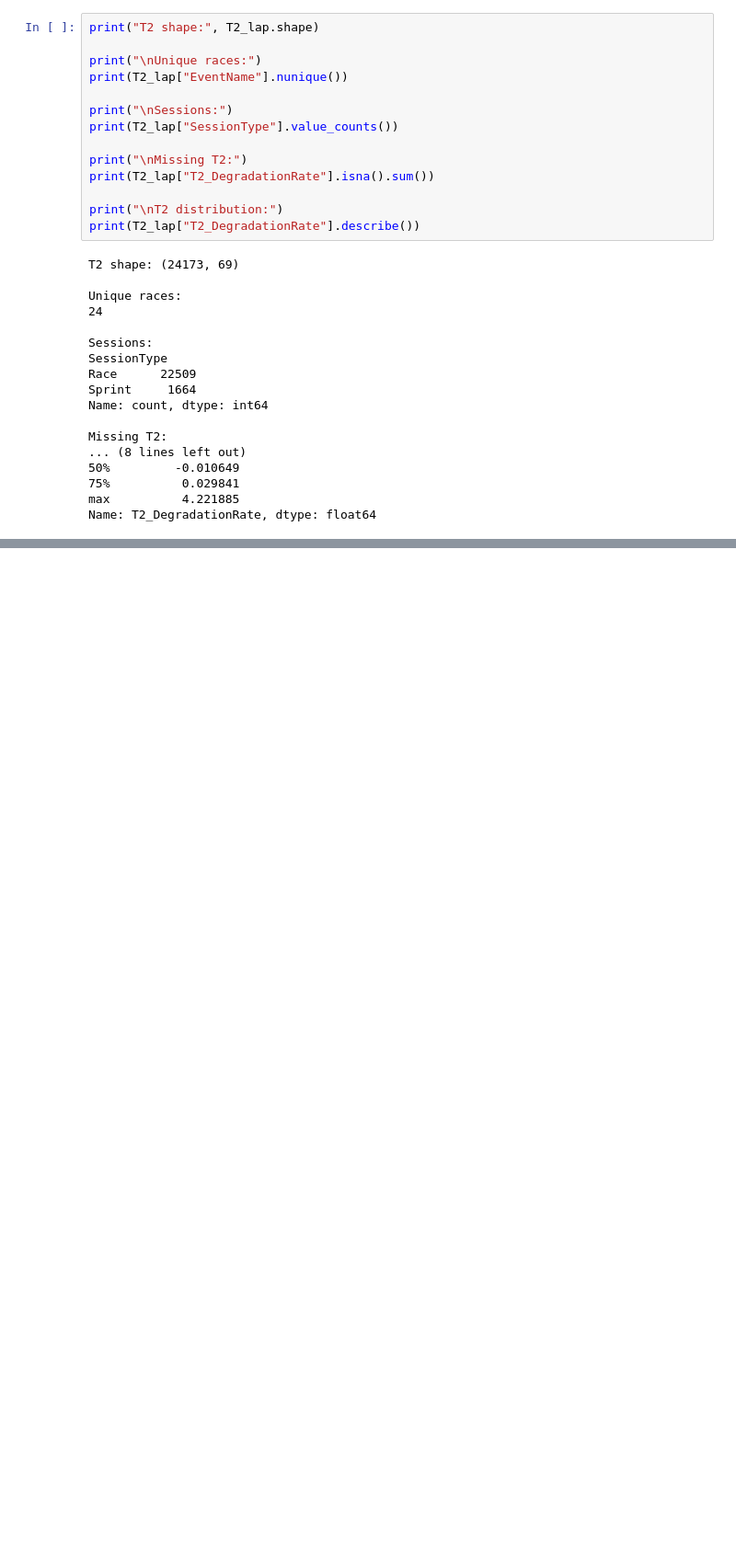
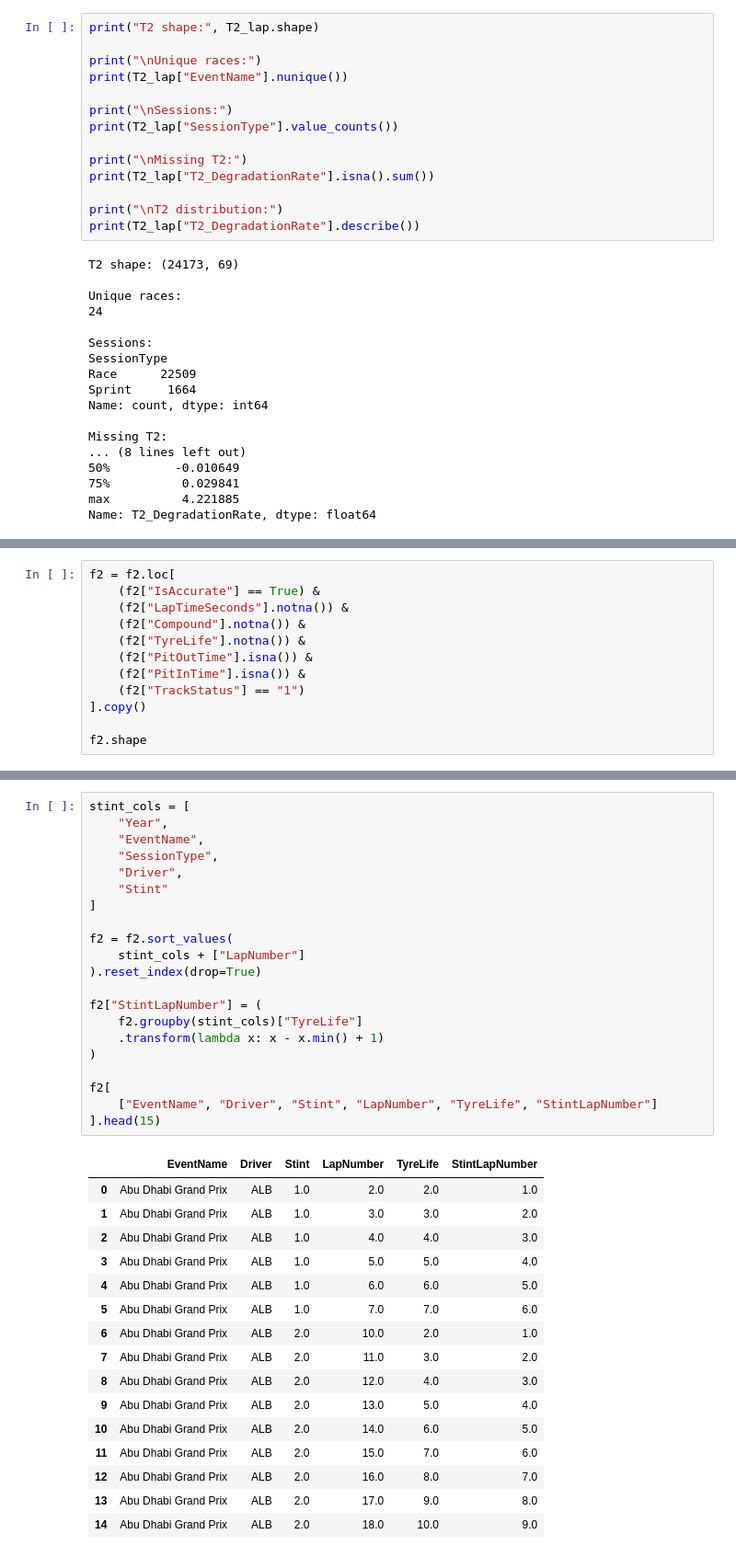
Before and after one commit to mohammedDhinojwala/f1-ai-race-strategy, a Jupyter notebook: notebooks/01_data_investigation.ipynb, the cells around one changed output, grey strips where cells are left out. Shown at 92% size. Cells and saved outputs as stored; diff of their text form; blank space fills up the shorter version.

```diff
--- a/notebooks/01_data_investigation.ipynb
+++ b/notebooks/01_data_investigation.ipynb
@@ -9077,0 +9193,12 @@ Name: T2_DegradationRate, dtype: float64
+# %%
+f2 = f2.loc[
+    (f2["IsAccurate"] == True) &
+    (f2["LapTimeSeconds"].notna()) &
+    (f2["Compound"].notna()) &
+    (f2["TyreLife"].notna()) &
+    (f2["PitOutTime"].isna()) &
+    (f2["PitInTime"].isna()) &
+    (f2["TrackStatus"] == "1")
+].copy()
+
+f2.shape
@@ -9077,0 +9222,38 @@ Name: T2_DegradationRate, dtype: float64
+# %%
+stint_cols = [
+    "Year",
+    "EventName",
+    "SessionType",
+    "Driver",
+    "Stint"
+]
+
+f2 = f2.sort_values(
+    stint_cols + ["LapNumber"]
+).reset_index(drop=True)
+
+f2["StintLapNumber"] = (
+    f2.groupby(stint_cols)["TyreLife"]
+    .transform(lambda x: x - x.min() + 1)
+)
+
+f2[
+    ["EventName", "Driver", "Stint", "LapNumber", "TyreLife", "StintLapNumber"]
+].head(15)
+# %% [output]
+|  | EventName | Driver | Stint | LapNumber | TyreLife | StintLapNumber |
+| 0 | Abu Dhabi Grand Prix | ALB | 1.0 | 2.0 | 2.0 | 1.0 |
+| 1 | Abu Dhabi Grand Prix | ALB | 1.0 | 3.0 | 3.0 | 2.0 |
+| 2 | Abu Dhabi Grand Prix | ALB | 1.0 | 4.0 | 4.0 | 3.0 |
+| 3 | Abu Dhabi Grand Prix | ALB | 1.0 | 5.0 | 5.0 | 4.0 |
+| 4 | Abu Dhabi Grand Prix | ALB | 1.0 | 6.0 | 6.0 | 5.0 |
+| 5 | Abu Dhabi Grand Prix | ALB | 1.0 | 7.0 | 7.0 | 6.0 |
+| 6 | Abu Dhabi Grand Prix | ALB | 2.0 | 10.0 | 2.0 | 1.0 |
+| 7 | Abu Dhabi Grand Prix | ALB | 2.0 | 11.0 | 3.0 | 2.0 |
+| 8 | Abu Dhabi Grand Prix | ALB | 2.0 | 12.0 | 4.0 | 3.0 |
+| 9 | Abu Dhabi Grand Prix | ALB | 2.0 | 13.0 | 5.0 | 4.0 |
+| 10 | Abu Dhabi Grand Prix | ALB | 2.0 | 14.0 | 6.0 | 5.0 |
+| 11 | Abu Dhabi Grand Prix | ALB | 2.0 | 15.0 | 7.0 | 6.0 |
+| 12 | Abu Dhabi Grand Prix | ALB | 2.0 | 16.0 | 8.0 | 7.0 |
+| 13 | Abu Dhabi Grand Prix | ALB | 2.0 | 17.0 | 9.0 | 8.0 |
+| 14 | Abu Dhabi Grand Prix | ALB | 2.0 | 18.0 | 10.0 | 9.0 |
```
Also changed, not shown: parts of 23 cells of this notebook.
